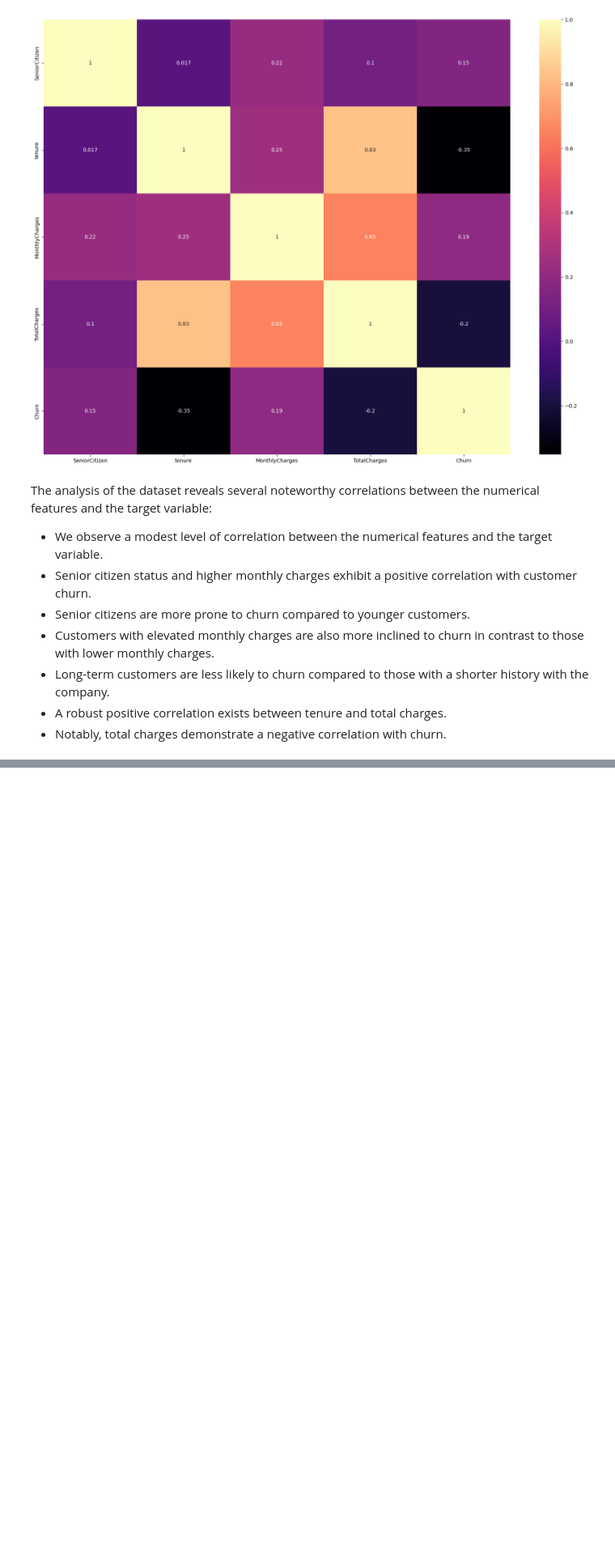
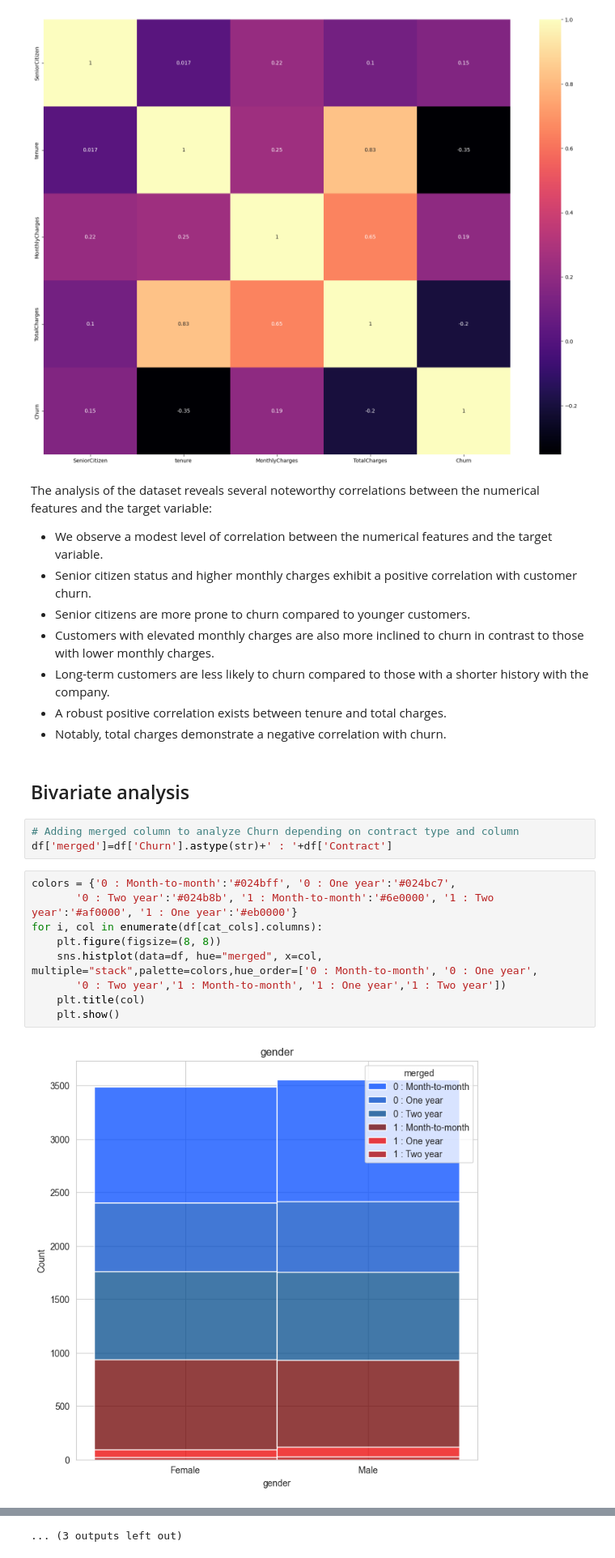
Before and after one commit to GrzegKrajewski/Churn_Pred_XGB_LR_RF, a Jupyter notebook: Code.ipynb, the cells around one changed output, grey strips where cells are left out. Shown at 81% size. Drawn from its saved outputs; the diff is of its cells as text; blank space fills up the shorter version.

```diff
--- a/Code.ipynb
+++ b/Code.ipynb
@@ -187,3 +187,19 @@ The analysis of the dataset reveals several noteworthy correlations between the
 - Long-term customers are less likely to churn compared to those with a shorter history with the company.
 - A robust positive correlation exists between tenure and total charges.
 - Notably, total charges demonstrate a negative correlation with churn.
+# %% [markdown]
+## Bivariate analysis
+# %%
+# Adding merged column to analyze Churn depending on contract type and column
+df['merged']=df['Churn'].astype(str)+' : '+df['Contract']
+# %%
+colors = {'0 : Month-to-month':'#024bff', '0 : One year':'#024bc7',
+       '0 : Two year':'#024b8b', '1 : Month-to-month':'#6e0000', '1 : Two year':'#af0000', '1 : One year':'#eb0000'}
+for i, col in enumerate(df[cat_cols].columns):
+    plt.figure(figsize=(8, 8))
+    sns.histplot(data=df, hue="merged", x=col, multiple="stack",palette=colors,hue_order=['0 : Month-to-month', '0 : One year',
+       '0 : Two year','1 : Month-to-month', '1 : One year','1 : Two year'])
+    plt.title(col)
+    plt.show()
+# %% [output]
+[figure, added]
@@ -189,0 +217 @@ The analysis of the dataset reveals several noteworthy correlations between the
+... (3 outputs left out)
```
Also changed, not shown: parts of 10 cells of this notebook.
